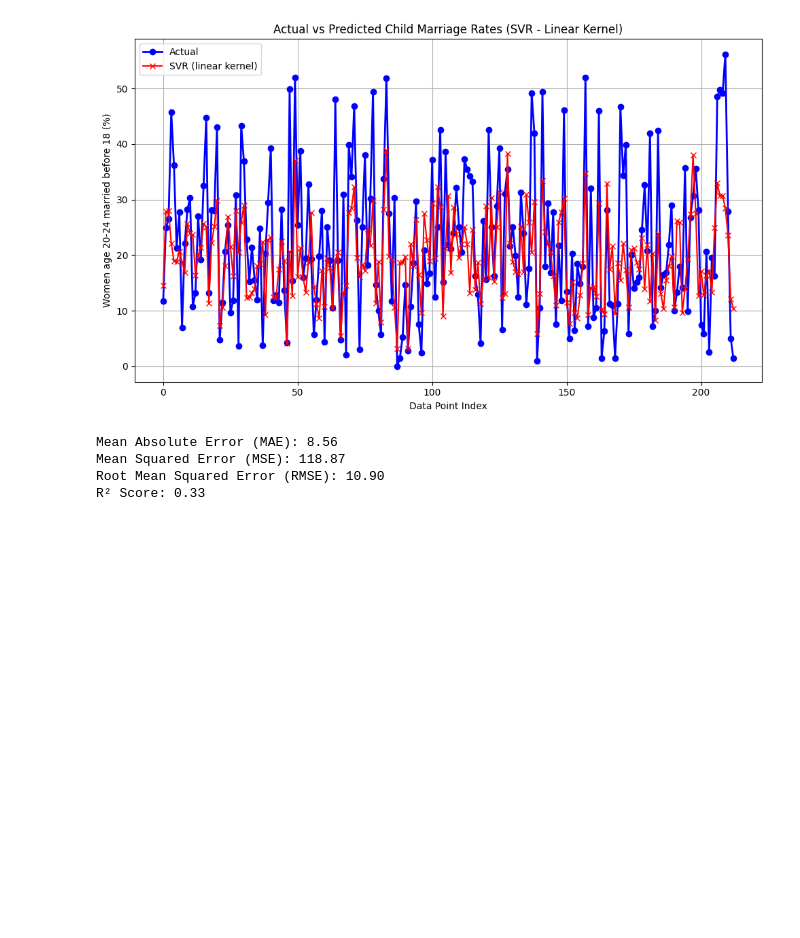
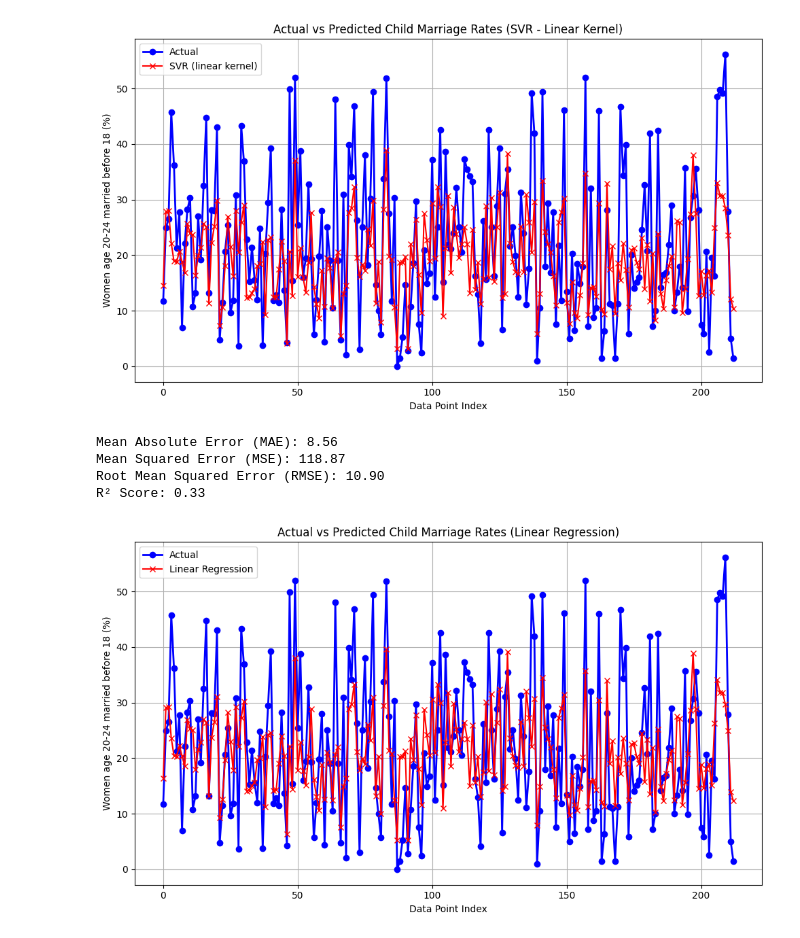
Before and after one commit to aditya2k5/women_corelation_dataset, a Jupyter notebook: wemon_corelation.ipynb, the cells around one changed output. Cells and saved outputs as stored; diff of their text form; code cells hidden in the pictures; blank space fills up the shorter version.

```diff
--- a/wemon_corelation.ipynb
+++ b/wemon_corelation.ipynb
@@ -88,3 +88,93 @@ Mean Absolute Error (MAE): 8.56
 Mean Squared Error (MSE): 118.87
 Root Mean Squared Error (RMSE): 10.90
 R² Score: 0.33
+# %%
+import pandas as pd
+import matplotlib.pyplot as plt
+from sklearn.preprocessing import StandardScaler
+from sklearn.linear_model import LinearRegression
+from sklearn.model_selection import train_test_split
+from sklearn.metrics import mean_squared_error, mean_absolute_error, r2_score
+import numpy as np
+
+def clean_numeric(value):
+    try:
+        # Remove parentheses and other unwanted characters
+        cleaned = str(value).replace('(', '').replace(')', '').strip()
+        return float(cleaned)
+    except (ValueError, AttributeError):
+        # Return NaN for invalid values
+        return np.nan
+
+# Drop rows with missing values and clean the data
+df_cleaned = df.dropna().copy()  # Create a copy to avoid SettingWithCopyWarning
+
+# Apply cleaning to the relevant columns
+df_cleaned["Women (age 15-49) who are literate4 (%)"] = df_cleaned[
+    "Women (age 15-49) who are literate4 (%)"
+].apply(clean_numeric)
+df_cleaned["Women age 20-24 years married before age 18 years (%)"] = df_cleaned[
+    "Women age 20-24 years married before age 18 years (%)"
+].apply(clean_numeric)
+
+# Drop rows with NaN after cleaning
+df_cleaned = df_cleaned.dropna()
+
+# Define features and target variable
+X = df_cleaned[["Women (age 15-49) who are literate4 (%)"]]
+y = df_cleaned["Women age 20-24 years married before age 18 years (%)"]
+
+# Split data into training and testing sets (70% train, 30% test)
+X_train, X_test, y_train, y_test = train_test_split(X, y, test_size=0.3, random_state=42)
+
+# Scale features (optional for linear regression, but kept for consistency)
+sc_X = StandardScaler()
+X_train_scaled = sc_X.fit_transform(X_train)
+X_test_scaled = sc_X.transform(X_test)
+
+# Initialize and train Linear Regression model
+lr_model = LinearRegression()
+lr_model.fit(X_train_scaled, y_train)
+
+# Predict
+y_pred_lr = lr_model.predict(X_test_scaled)
+
+# Plot Actual vs Predicted
+plt.figure(figsize=(10, 6))
+plt.plot(range(len(y_test)), y_test.values, label='Actual', marker='o', color='blue', linewidth=2)
+plt.plot(range(len(y_pred_lr)), y_pred_lr, label='Linear Regression', color='red', marker='x')
+plt.xlabel('Data Point Index')
+plt.ylabel('Women age 20-24 married before 18 (%)')
+plt.title('Actual vs Predicted Child Marriage Rates (Linear Regression)')
+plt.legend()
+plt.grid(True)
+plt.tight_layout()
+plt.show()
+
+# Scatter plot of literacy vs early marriage with regression line
+plt.figure(figsize=(10, 6))
+plt.scatter(X_test, y_test, color='blue', label='Actual Data')
+plt.plot(X_test, y_pred_lr, color='red', label='Regression Line')
+plt.xlabel('Women (age 15-49) literate (%)')
+plt.ylabel('Women age 20-24 married before 18 (%)')
+plt.title('Literacy vs Early Marriage (Linear Regression)')
+plt.legend()
+plt.grid(True)
+plt.tight_layout()
+plt.show()
+
+# Calculate metrics
+mse = mean_squared_error(y_test, y_pred_lr)
+mae = mean_absolute_error(y_test, y_pred_lr)
+rmse = np.sqrt(mse)
+r2 = r2_score(y_test, y_pred_lr)
+
+# Print results
+print(f"Slope: {lr_model.coef_[0]:.2f}")
+print(f"Intercept: {lr_model.intercept_:.2f}")
+print(f"Mean Absolute Error (MAE): {mae:.2f}")
+print(f"Mean Squared Error (MSE): {mse:.2f}")
+print(f"Root Mean Squared Error (RMSE): {rmse:.2f}")
+print(f"R² Score: {r2:.2f}")
+# %% [output]
+[figure, added]
```
Also changed, not shown: parts of 1 cell of this notebook.
